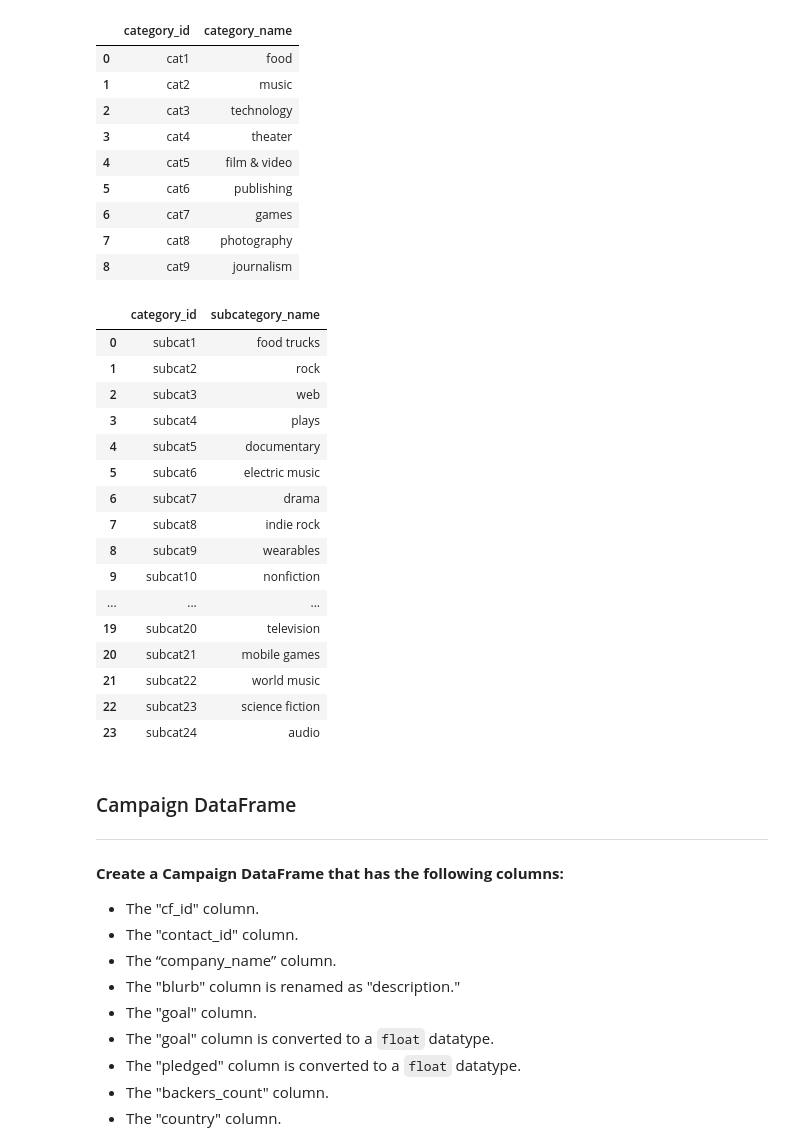
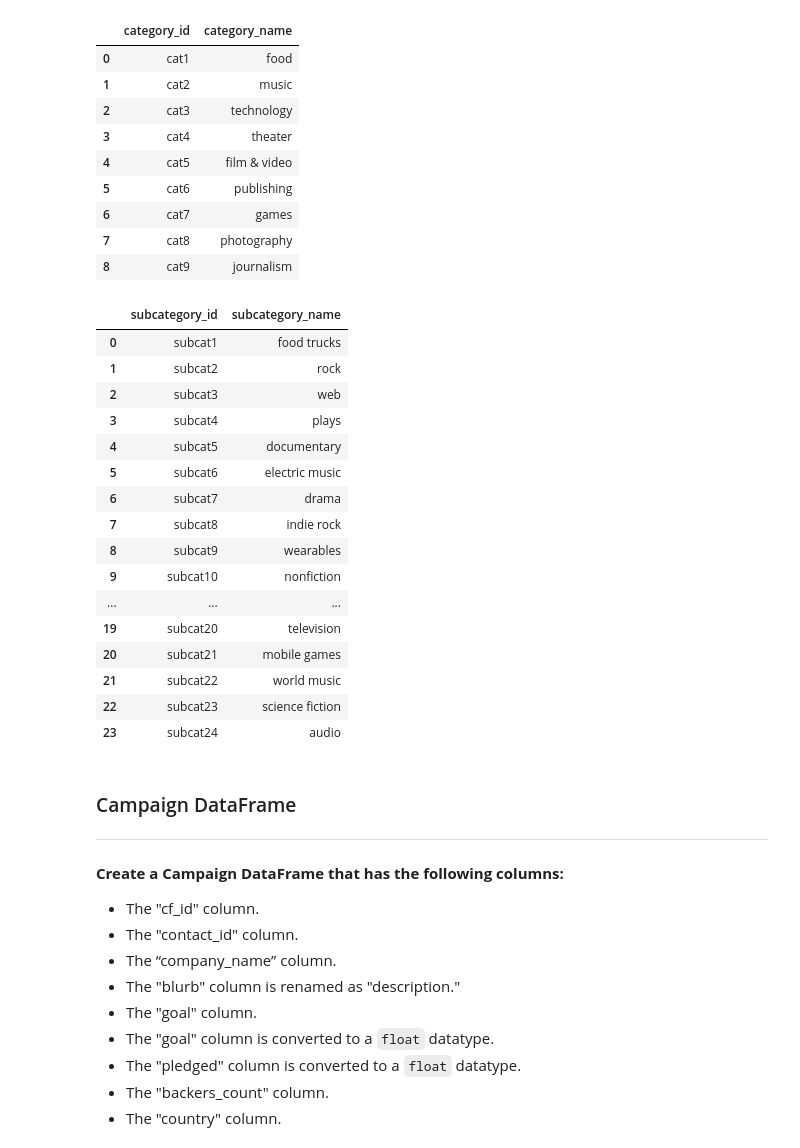
Before and after one commit to ferbue/project-2, a Jupyter notebook: ETL_Mini_Project_Starter_Code.ipynb, the cells around one changed output. Saved outputs shown, nothing was run; the diff lists cells and outputs as text; code cells hidden in the pictures.

```diff
--- a/ETL_Mini_Project_Starter_Code.ipynb
+++ b/ETL_Mini_Project_Starter_Code.ipynb
@@ -171,26 +171,27 @@ category_df
 | 6 | cat7 | games |
 | 7 | cat8 | photography |
 | 8 | cat9 | journalism |
-# %%
-subcategory_df
-# %% [output]
-|  | category_id | subcategory_name |
-| 0 | subcat1 | food trucks |
-| 1 | subcat2 | rock |
-| 2 | subcat3 | web |
-| 3 | subcat4 | plays |
-| 4 | subcat5 | documentary |
-| 5 | subcat6 | electric music |
-| 6 | subcat7 | drama |
-| 7 | subcat8 | indie rock |
-| 8 | subcat9 | wearables |
-| 9 | subcat10 | nonfiction |
-| ... | ... | ... |
-| 19 | subcat20 | television |
-| 20 | subcat21 | mobile games |
-| 21 | subcat22 | world music |
-| 22 | subcat23 | science fiction |
-| 23 | subcat24 | audio |
+# %%
+subcategory_df = subcategory_df.rename(columns={"category_id":"subcategory_id"})
+subcategory_df
+# %% [output]
+|  | subcategory_id | subcategory_name |
+| 0 | subcat1 | food trucks |
+| 1 | subcat2 | rock |
+| 2 | subcat3 | web |
+| 3 | subcat4 | plays |
+| 4 | subcat5 | documentary |
+| 5 | subcat6 | electric music |
+| 6 | subcat7 | drama |
+| 7 | subcat8 | indie rock |
+| 8 | subcat9 | wearables |
+| 9 | subcat10 | nonfiction |
+| ... | ... | ... |
+| 19 | subcat20 | television |
+| 20 | subcat21 | mobile games |
+| 21 | subcat22 | world music |
+| 22 | subcat23 | science fiction |
+| 23 | subcat24 | audio |
 # %%
 # Export categories_df and subcategories_df as CSV files.
 category_df.to_csv("Resources/category.csv", index=False)
```
Also changed, not shown: parts of 1 cell of this notebook, 2 other files.
